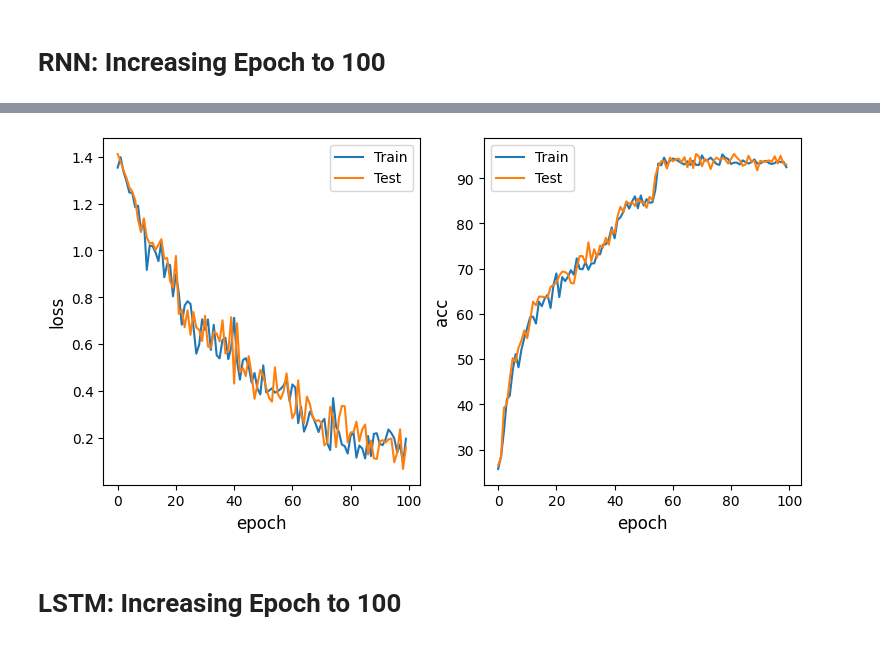
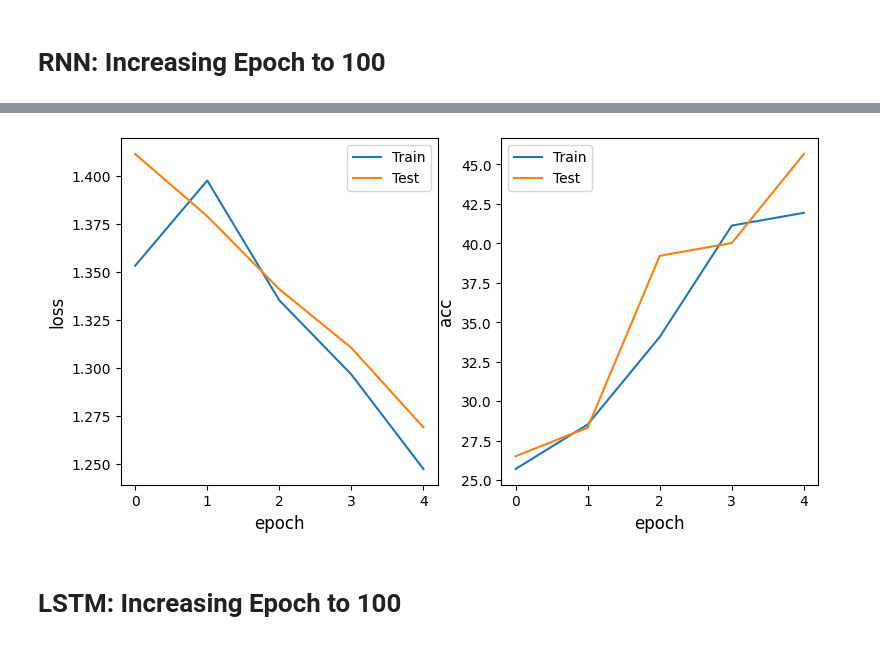
Before and after one commit to reevalex/lab1_search, a Jupyter notebook: lab3_deep_learning/lab 3d - RNN_LSTM.ipynb, the cells around one changed output, grey strips where cells are left out. Cells and saved outputs as stored; diff of their text form; code cells hidden in the pictures.

```diff
--- a/lab3_deep_learning/lab 3d - RNN_LSTM.ipynb
+++ b/lab3_deep_learning/lab 3d - RNN_LSTM.ipynb
@@ -626,7 +633,7 @@ output_size = train_data_gen.n_classes
 model       = SimpleRNN(input_size, hidden_size, output_size)
 criterion   = torch.nn.CrossEntropyLoss()
 optimizer   = torch.optim.RMSprop(model.parameters(), lr=0.001)
-max_epochs  = 100
+max_epochs  = 5
 
 # Train the model
 model = train_and_test(model, train_data_gen, test_data_gen, criterion, optimizer, max_epochs, verbose=False)
@@ -635,4 +642,4 @@ model = train_and_test(model, train_data_gen, test_data_gen, criterion, optimize
-[figure, old version]
+[figure, new version]
 # %% [markdown]
 # LSTM: Increasing Epoch to 100
 # %%
```
Also changed, not shown: parts of 5 cells of this notebook, 4 other files.
